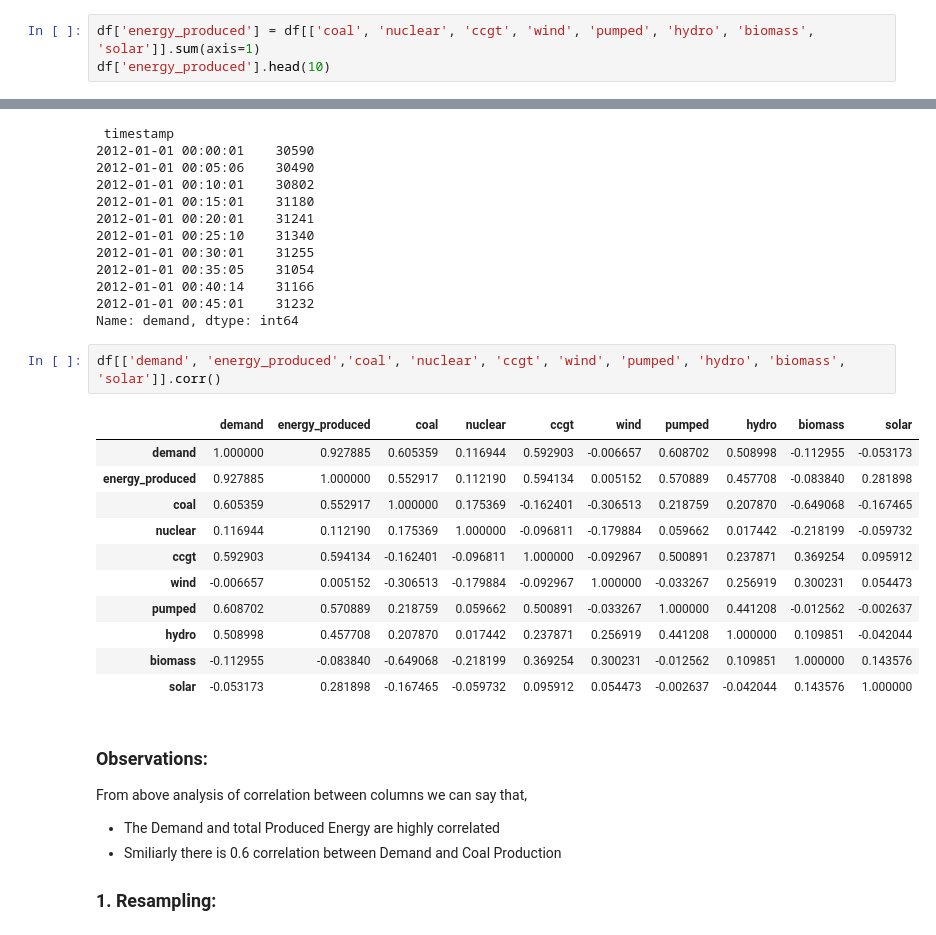
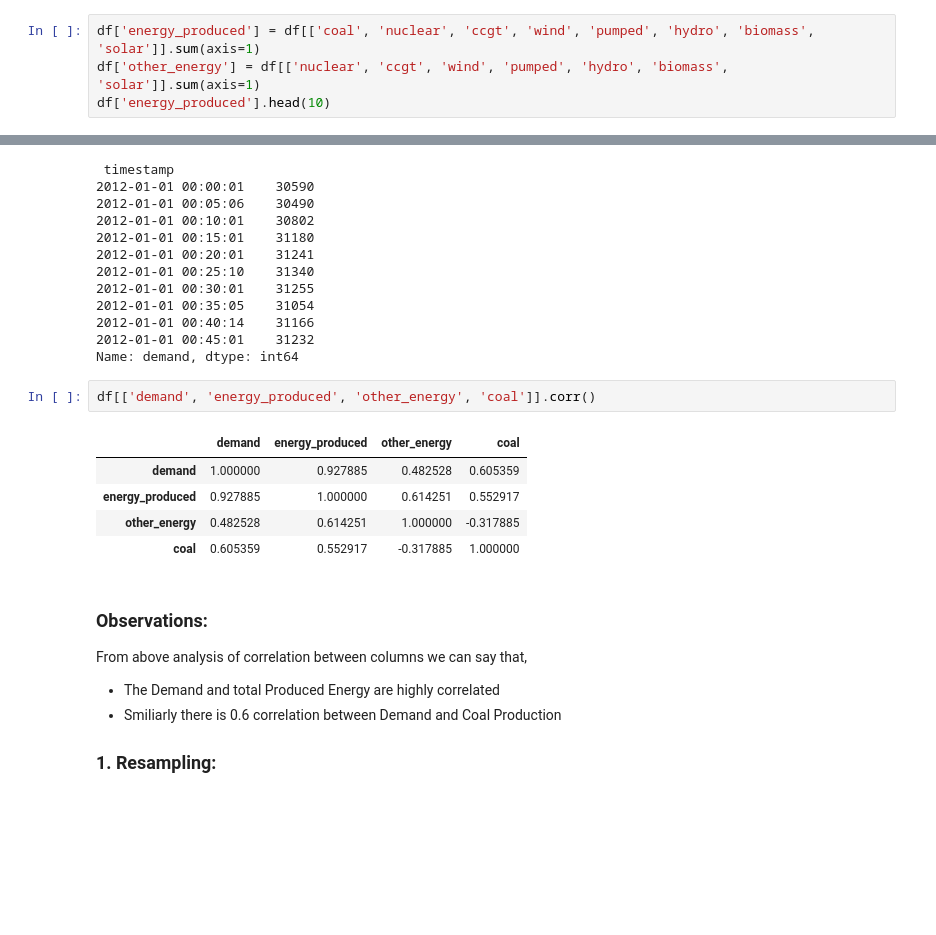
Before and after one commit to bhadreshpsavani/TimeSerierAnalysisOnCoalConsumption, a Jupyter notebook: CoalConsumptionAnalysis.ipynb, the cells around one changed output, grey strips where cells are left out. Saved outputs shown, nothing was run; the diff lists cells and outputs as text; blank space fills up the shorter version.

```diff
--- a/CoalConsumptionAnalysis.ipynb
+++ b/CoalConsumptionAnalysis.ipynb
@@ -69,6 +85,7 @@ From above data we can say that coal and CCGT is contributing maximum in the Ene
 df.columns = [item.strip() for item in list(df.columns)]
 # %%
 df['energy_produced'] = df[['coal', 'nuclear', 'ccgt', 'wind', 'pumped', 'hydro', 'biomass', 'solar']].sum(axis=1)
+df['other_energy'] = df[['nuclear', 'ccgt', 'wind', 'pumped', 'hydro', 'biomass', 'solar']].sum(axis=1)
 df['energy_produced'].head(10)
 # %% [output]
  timestamp
@@ -99,19 +116,13 @@ df['demand'].head(10)
 2012-01-01 00:45:01    31232
 Name: demand, dtype: int64
 # %%
-df[['demand', 'energy_produced','coal', 'nuclear', 'ccgt', 'wind', 'pumped', 'hydro', 'biomass', 'solar']].corr()
+df[['demand', 'energy_produced', 'other_energy', 'coal']].corr()
 # %% [output]
-|  | demand | energy_produced | coal | nuclear | ccgt | wind | pumped | hydro | biomass | solar |
-| demand | 1.000000 | 0.927885 | 0.605359 | 0.116944 | 0.592903 | -0.006657 | 0.608702 | 0.508998 | -0.112955 | -0.053173 |
-| energy_produced | 0.927885 | 1.000000 | 0.552917 | 0.112190 | 0.594134 | 0.005152 | 0.570889 | 0.457708 | -0.083840 | 0.281898 |
-| coal | 0.605359 | 0.552917 | 1.000000 | 0.175369 | -0.162401 | -0.306513 | 0.218759 | 0.207870 | -0.649068 | -0.167465 |
-| nuclear | 0.116944 | 0.112190 | 0.175369 | 1.000000 | -0.096811 | -0.179884 | 0.059662 | 0.017442 | -0.218199 | -0.059732 |
-| ccgt | 0.592903 | 0.594134 | -0.162401 | -0.096811 | 1.000000 | -0.092967 | 0.500891 | 0.237871 | 0.369254 | 0.095912 |
-| wind | -0.006657 | 0.005152 | -0.306513 | -0.179884 | -0.092967 | 1.000000 | -0.033267 | 0.256919 | 0.300231 | 0.054473 |
-| pumped | 0.608702 | 0.570889 | 0.218759 | 0.059662 | 0.500891 | -0.033267 | 1.000000 | 0.441208 | -0.012562 | -0.002637 |
-| hydro | 0.508998 | 0.457708 | 0.207870 | 0.017442 | 0.237871 | 0.256919 | 0.441208 | 1.000000 | 0.109851 | -0.042044 |
-| biomass | -0.112955 | -0.083840 | -0.649068 | -0.218199 | 0.369254 | 0.300231 | -0.012562 | 0.109851 | 1.000000 | 0.143576 |
-| solar | -0.053173 | 0.281898 | -0.167465 | -0.059732 | 0.095912 | 0.054473 | -0.002637 | -0.042044 | 0.143576 | 1.000000 |
+|  | demand | energy_produced | other_energy | coal |
+| demand | 1.000000 | 0.927885 | 0.482528 | 0.605359 |
+| energy_produced | 0.927885 | 1.000000 | 0.614251 | 0.552917 |
+| other_energy | 0.482528 | 0.614251 | 1.000000 | -0.317885 |
+| coal | 0.605359 | 0.552917 | -0.317885 | 1.000000 |
 # %% [markdown]
 ### Observations:
 From above analysis of correlation between columns we can say that,
```
Also changed, not shown: parts of 34 cells of this notebook.
